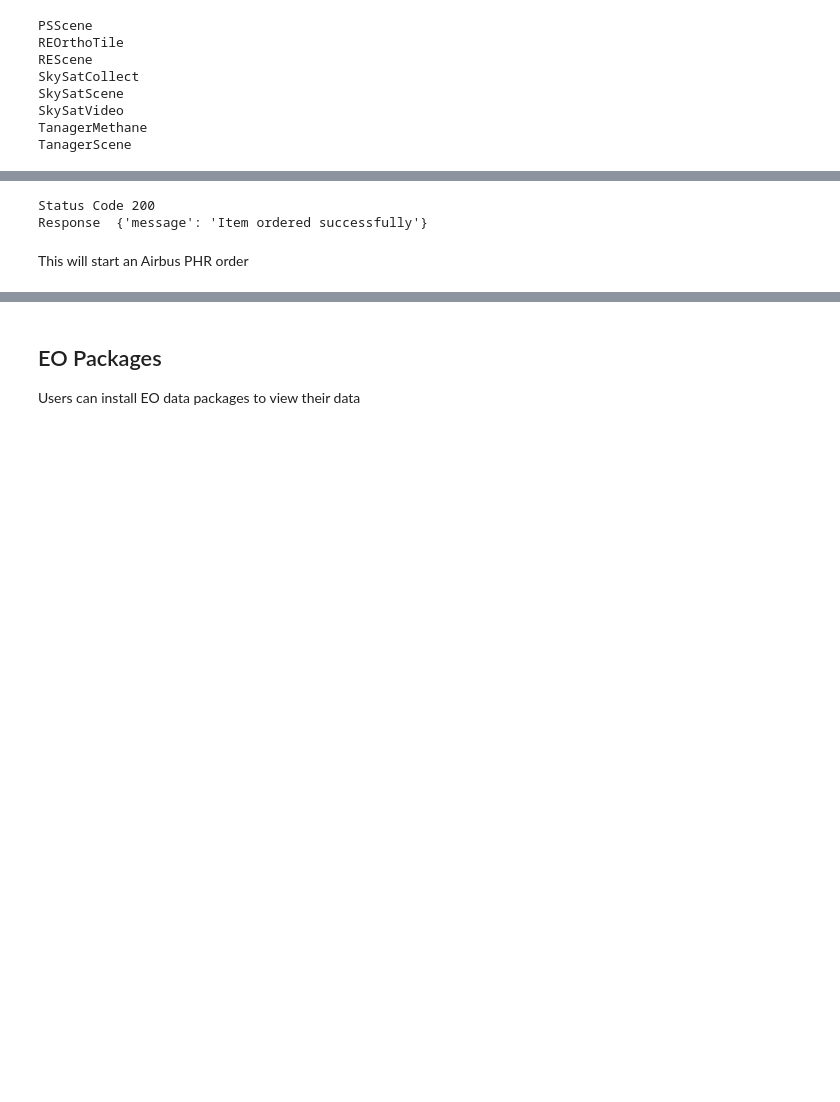
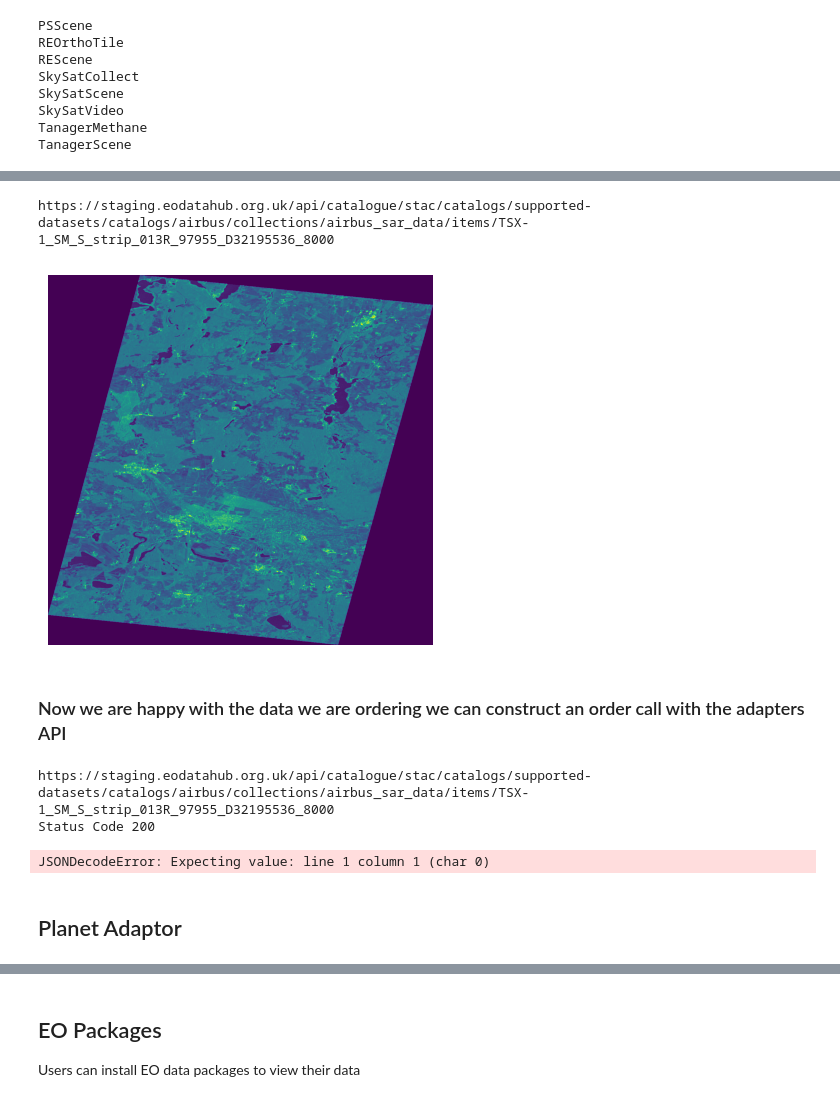
Before and after one commit to EO-DataHub/eodhp-guide, a Jupyter notebook: examples/uc9-data-discovery-and-analysis/data-discovery.ipynb, the cells around one changed output, grey strips where cells are left out. Drawn from its saved outputs; the diff is of its cells as text; code cells hidden in the pictures; blank space fills up the shorter version.

Commit message:
Add section for searching adaptor inputs and testing eodh package with ADES

```diff
--- a/examples/uc9-data-discovery-and-analysis/data-discovery.ipynb
+++ b/examples/uc9-data-discovery-and-analysis/data-discovery.ipynb
@@ -280,7 +350,10 @@ cat_3f4db7ca-ed08-11ef-b95b-ca3e8cd28499
 # %%
 # Print output collection from workflow
-
+print(job.id)
 collections = job.get_collections()
 
 collection = next(collections)
 items = collection.get_items()
+
+for item in items:
+    print(item.id)
@@ -316,0 +411,18 @@ This will start an Airbus SAR order
+# %%
+## The user will search the resource catalogue for Airbus data they wish to order
+from pystac_client import Client
+
+# Set resource catalogue top-level url
+rc_url = f"{platform_domain}/api/catalogue/stac"
+
+# Create STAC client without authentication
+stac_client = Client.open(rc_url)
+
+# Search for airbus data that meets certain criteria
+search = stac_client.search(collections=["airbus_sar_data"], bbox=[10.854492,49.823809,100.762709,60.860699], max_items=10)
+
+# View all the items returned
+for item in search.items():
+    print(item.id)
+
+chosen_item = item
@@ -317,3 +440,38 @@ This will start an Airbus SAR order
+# %%
+# with the user's chosen item then can extract the link for this item in preparation to order its associated data
+item_links = chosen_item.links
+
+for link in item_links:
+    if link.rel == "self":
+        item_href = link.href
+        print(item_href)
+# %% [output]
+https://staging.eodatahub.org.uk/api/catalogue/stac/catalogs/supported-datasets/catalogs/airbus/collections/airbus_sar_data/items/TSX-1_SM_S_strip_013R_97955_D32195536_8000
+# %%
+# A user may also wish to view any thumbnail images to confirm this is the data they wish to order
+import requests
+from PIL import Image
+from io import BytesIO
+import matplotlib.pyplot as plt
+
+# Find the thumbnail asset
+thumbnail_href = chosen_item.assets["thumbnail"].href
+
+# URL of the TIFF image
+url = thumbnail_href
+
+# Fetch the image from the URL
+response = requests.get(url)
+image = Image.open(BytesIO(response.content))
+
+# Display the image
+plt.imshow(image)
+plt.axis('off')  # Hide the axis
+plt.show()
+# %% [output]
+[figure, added]
+# %% [markdown]
+### Now we are happy with the data we are ordering we can construct an order call with the adapters API
 # %%
 import requests
 
@@ -324,7 +482,7 @@ headers = {
     "Authorization": f"Bearer {token}"
 }
 data =  {
-    "url": f"{platform_domain}/api/catalogue/stac/catalogs/supported-datasets/catalogs/airbus/collections/airbus_sar_data/items/TSX-1_WS_S_wide_001R_97985_D33003943_29000",
+    "url": item_href,
     "product_bundle": "general_use"
 }
 
@@ -333,7 +491,8 @@ response = requests.post(url, headers=headers, json=data)
 print("Status Code", response.status_code)
 print("Response ", response.json())
 # %% [output]
+https://staging.eodatahub.org.uk/api/catalogue/stac/catalogs/supported-datasets/catalogs/airbus/collections/airbus_sar_data/items/TSX-1_SM_S_strip_013R_97955_D32195536_8000
 Status Code 200
-Response  {'message': 'Item ordered successfully'}
+JSONDecodeError: Expecting value: line 1 column 1 (char 0)
 # %% [markdown]
-This will start an Airbus PHR order
+## Planet Adaptor
```
Also changed, not shown: parts of 44 cells of this notebook.
